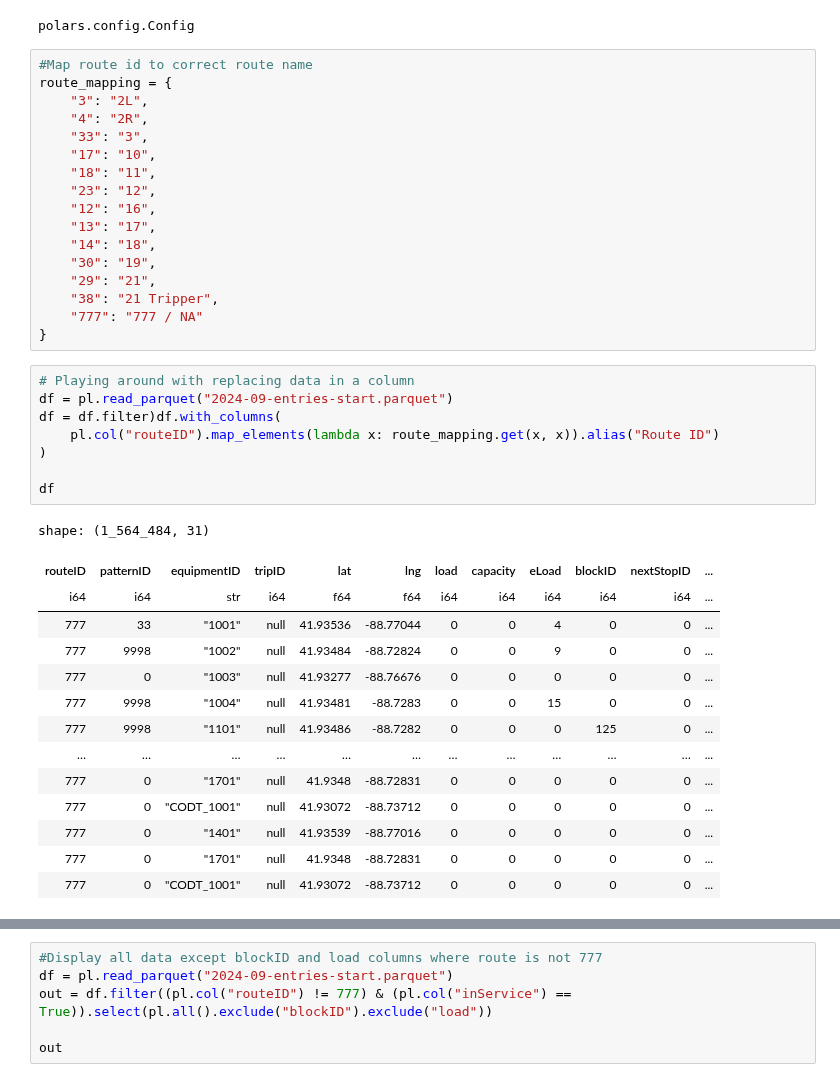
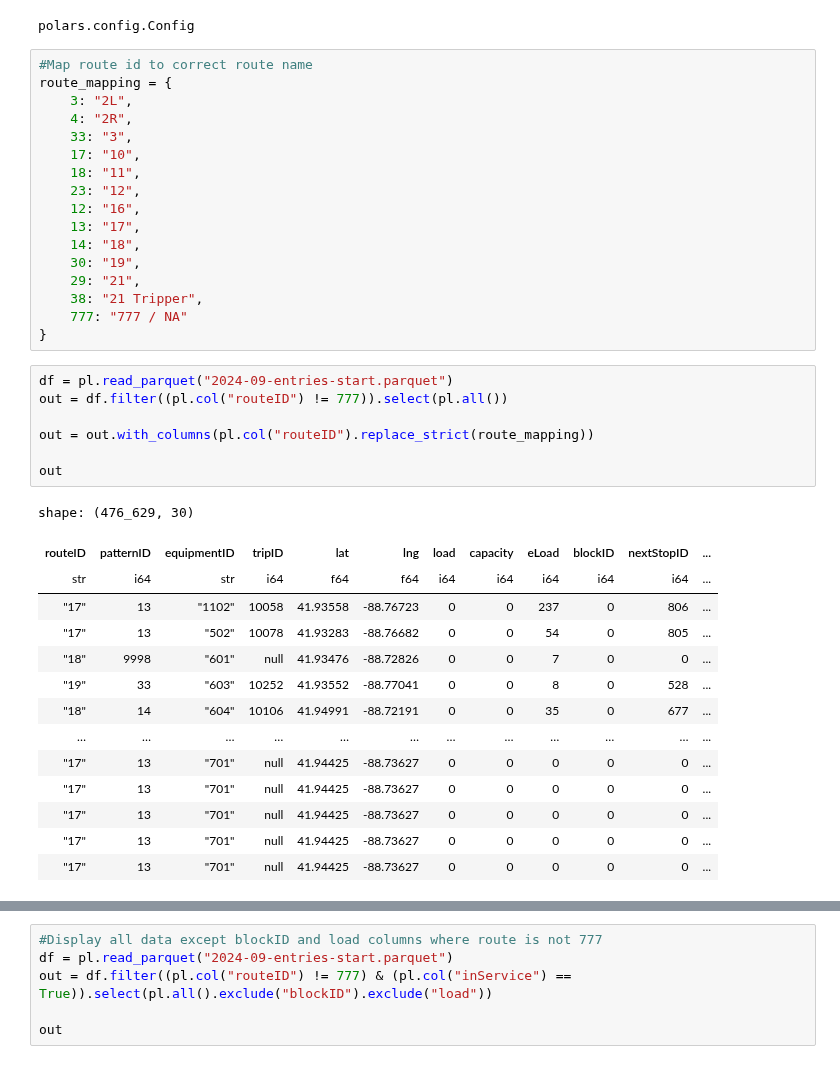
Before and after one commit to shaivilp/Research-Rookies, a Jupyter notebook: data_visualization/data_vis.ipynb, the cells around one changed output, grey strips where cells are left out. Drawn from its saved outputs; the diff is of its cells as text.

```diff
--- a/data_visualization/data_vis.ipynb
+++ b/data_visualization/data_vis.ipynb
@@ -9,40 +9,39 @@ polars.config.Config
 # %%
 #Map route id to correct route name
 route_mapping = {
-    "3": "2L",
-    "4": "2R",
-    "33": "3",
-    "17": "10",
-    "18": "11",
-    "23": "12",
-    "12": "16",
-    "13": "17",
-    "14": "18",
-    "30": "19",
-    "29": "21",
-    "38": "21 Tripper",
-    "777": "777 / NA"
+    3: "2L",
+    4: "2R",
+    33: "3",
+    17: "10",
+    18: "11",
+    23: "12",
+    12: "16",
+    13: "17",
+    14: "18",
+    30: "19",
+    29: "21",
+    38: "21 Tripper",
+    777: "777 / NA"
 }
-# %%
-# Playing around with replacing data in a column
-df = pl.read_parquet("2024-09-entries-start.parquet")
-df = df.filter)df.with_columns(
-    pl.col("routeID").map_elements(lambda x: route_mapping.get(x, x)).alias("Route ID")
-)
-
-df
-# %% [output]
-shape: (1_564_484, 31)
-| routeID | patternID | equipmentID | tripID | lat | lng | load | capacity | eLoad | blockID | nextStopID | ... |
-| i64 | i64 | str | i64 | f64 | f64 | i64 | i64 | i64 | i64 | i64 | ... |
-| 777 | 33 | "1001" | null | 41.93536 | -88.77044 | 0 | 0 | 4 | 0 | 0 | ... |
-| 777 | 9998 | "1002" | null | 41.93484 | -88.72824 | 0 | 0 | 9 | 0 | 0 | ... |
-| 777 | 0 | "1003" | null | 41.93277 | -88.76676 | 0 | 0 | 0 | 0 | 0 | ... |
-| 777 | 9998 | "1004" | null | 41.93481 | -88.7283 | 0 | 0 | 15 | 0 | 0 | ... |
-| 777 | 9998 | "1101" | null | 41.93486 | -88.7282 | 0 | 0 | 0 | 125 | 0 | ... |
-| … | … | … | … | … | … | … | … | … | … | … | ... |
-| 777 | 0 | "1701" | null | 41.9348 | -88.72831 | 0 | 0 | 0 | 0 | 0 | ... |
-| 777 | 0 | "CODT_1001" | null | 41.93072 | -88.73712 | 0 | 0 | 0 | 0 | 0 | ... |
-| 777 | 0 | "1401" | null | 41.93539 | -88.77016 | 0 | 0 | 0 | 0 | 0 | ... |
-| 777 | 0 | "1701" | null | 41.9348 | -88.72831 | 0 | 0 | 0 | 0 | 0 | ... |
-| 777 | 0 | "CODT_1001" | null | 41.93072 | -88.73712 | 0 | 0 | 0 | 0 | 0 | ... |
+# %%
+df = pl.read_parquet("2024-09-entries-start.parquet")
+out = df.filter((pl.col("routeID") != 777)).select(pl.all())
+
+out = out.with_columns(pl.col("routeID").replace_strict(route_mapping))
+
+out
+# %% [output]
+shape: (476_629, 30)
+| routeID | patternID | equipmentID | tripID | lat | lng | load | capacity | eLoad | blockID | nextStopID | ... |
+| str | i64 | str | i64 | f64 | f64 | i64 | i64 | i64 | i64 | i64 | ... |
+| "17" | 13 | "1102" | 10058 | 41.93558 | -88.76723 | 0 | 0 | 237 | 0 | 806 | ... |
+| "17" | 13 | "502" | 10078 | 41.93283 | -88.76682 | 0 | 0 | 54 | 0 | 805 | ... |
+| "18" | 9998 | "601" | null | 41.93476 | -88.72826 | 0 | 0 | 7 | 0 | 0 | ... |
+| "19" | 33 | "603" | 10252 | 41.93552 | -88.77041 | 0 | 0 | 8 | 0 | 528 | ... |
+| "18" | 14 | "604" | 10106 | 41.94991 | -88.72191 | 0 | 0 | 35 | 0 | 677 | ... |
+| … | … | … | … | … | … | … | … | … | … | … | ... |
+| "17" | 13 | "701" | null | 41.94425 | -88.73627 | 0 | 0 | 0 | 0 | 0 | ... |
+| "17" | 13 | "701" | null | 41.94425 | -88.73627 | 0 | 0 | 0 | 0 | 0 | ... |
+| "17" | 13 | "701" | null | 41.94425 | -88.73627 | 0 | 0 | 0 | 0 | 0 | ... |
+| "17" | 13 | "701" | null | 41.94425 | -88.73627 | 0 | 0 | 0 | 0 | 0 | ... |
+| "17" | 13 | "701" | null | 41.94425 | -88.73627 | 0 | 0 | 0 | 0 | 0 | ... |
```
Also changed, not shown: parts of 2 cells of this notebook.
